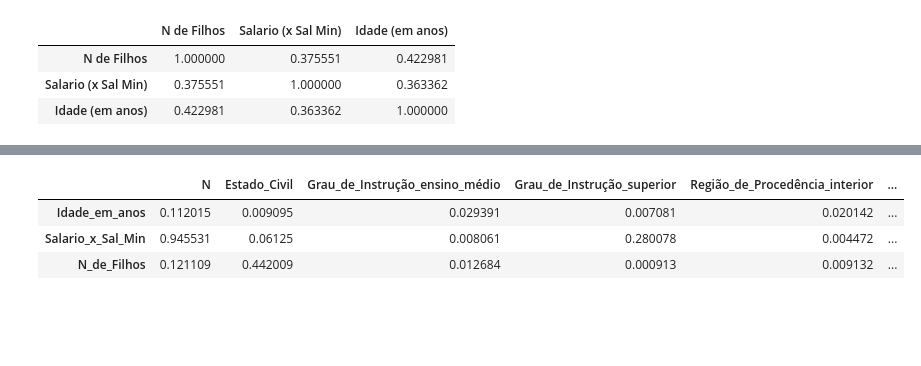
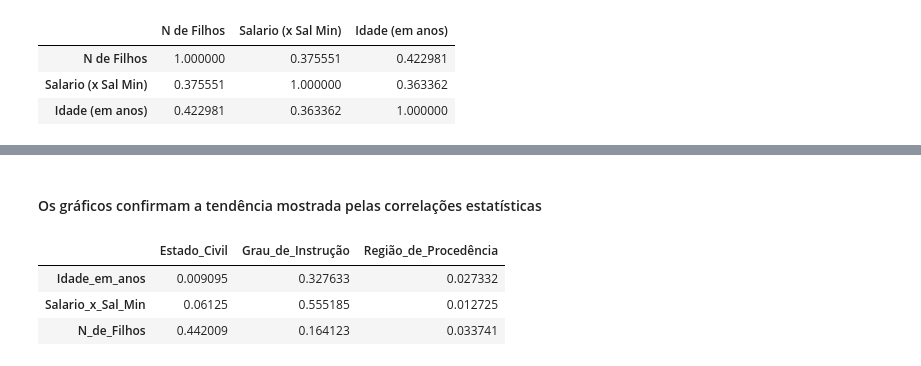
Before and after one commit to gaab-braga/ModelingExercise, a Jupyter notebook: Aula Prática 03-- Gabriel Braga.ipynb, the cells around one changed output, grey strips where cells are left out. Cells and saved outputs as stored; diff of their text form; code cells hidden in the pictures; blank space fills up the shorter version.

```diff
--- a/Aula Prática 03-- Gabriel Braga.ipynb
+++ b/Aula Prática 03-- Gabriel Braga.ipynb
@@ -110,34 +159,40 @@ display(pearson_correl)
+# %% [markdown]
+#### Os gráficos confirmam a tendência mostrada pelas correlações estatísticas
 # %%
 # Convertendo variáveis qualitativas para variáveis dummy
 tabela_clean_dummies = pd.get_dummies(tabela_clean, columns=['Grau de Instrução', 'Região de Procedência'], drop_first=True)
 tabela_clean_dummies['Estado Civil'] = tabela_clean_dummies['Estado Civil'].map({'solteiro': 0, 'casado': 1})
 
 # Renomear colunas para remover espaços e caracteres especiais
 tabela_clean_dummies.columns = tabela_clean_dummies.columns.str.replace(' ', '_').str.replace('(', '').str.replace(')', '')
 
 # Variáveis numéricas
 numeric_vars = ['Idade_em_anos', 'Salario_x_Sal_Min', 'N_de_Filhos']
 
-# Variáveis qualitativas dummy
-qualitative_vars = [col for col in tabela_clean_dummies.columns if col not in numeric_vars]
+# Agrupando variáveis qualitativas dummy
+qualitative_groups = {
+    'Estado_Civil': ['Estado_Civil'],
+    'Grau_de_Instrução': [col for col in tabela_clean_dummies.columns if 'Grau_de_Instrução' in col],
+    'Região_de_Procedência': [col for col in tabela_clean_dummies.columns if 'Região_de_Procedência' in col]
+}
 
 # Função para calcular o R^2
 def calculate_r_squared(dependent_var, independent_vars):
     formula = f"{dependent_var} ~ " + " + ".join(independent_vars)
     model = ols(formula, data=tabela_clean_dummies).fit()
     return model.rsquared
 
 # Criar a tabela de R^2
-r_squared_table = pd.DataFrame(index=numeric_vars, columns=qualitative_vars)
+r_squared_table = pd.DataFrame(index=numeric_vars, columns=qualitative_groups.keys())
 
 for numeric_var in numeric_vars:
-    for qual_var in qualitative_vars:
-        r_squared = calculate_r_squared(numeric_var, [qual_var])
-        r_squared_table.loc[numeric_var, qual_var] = r_squared
+    for qual_group, qual_vars in qualitative_groups.items():
+        r_squared = calculate_r_squared(numeric_var, qual_vars)
+        r_squared_table.loc[numeric_var, qual_group] = r_squared
 
 display(r_squared_table)
 # %% [output]
-|  | N | Estado_Civil | Grau_de_Instrução_ensino_médio | Grau_de_Instrução_superior | Região_de_Procedência_interior | ... |
-| Idade_em_anos | 0.112015 | 0.009095 | 0.029391 | 0.007081 | 0.020142 | ... |
-| Salario_x_Sal_Min | 0.945531 | 0.06125 | 0.008061 | 0.280078 | 0.004472 | ... |
-| N_de_Filhos | 0.121109 | 0.442009 | 0.012684 | 0.000913 | 0.009132 | ... |
+|  | Estado_Civil | Grau_de_Instrução | Região_de_Procedência |
+| Idade_em_anos | 0.009095 | 0.327633 | 0.027332 |
+| Salario_x_Sal_Min | 0.06125 | 0.555185 | 0.012725 |
+| N_de_Filhos | 0.442009 | 0.164123 | 0.033741 |
```
Also changed, not shown: parts of 8 cells of this notebook, 5 other files.
